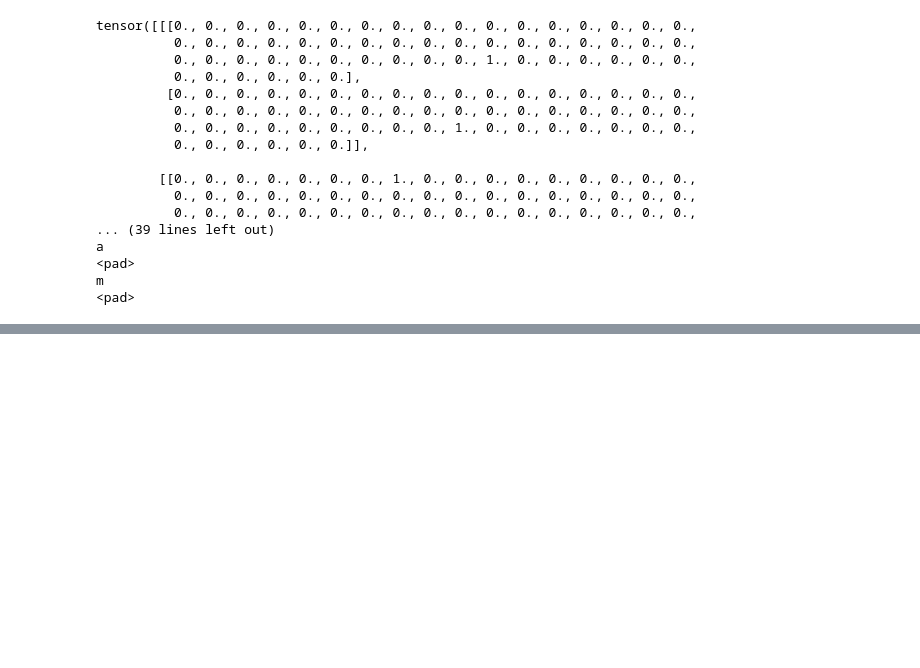
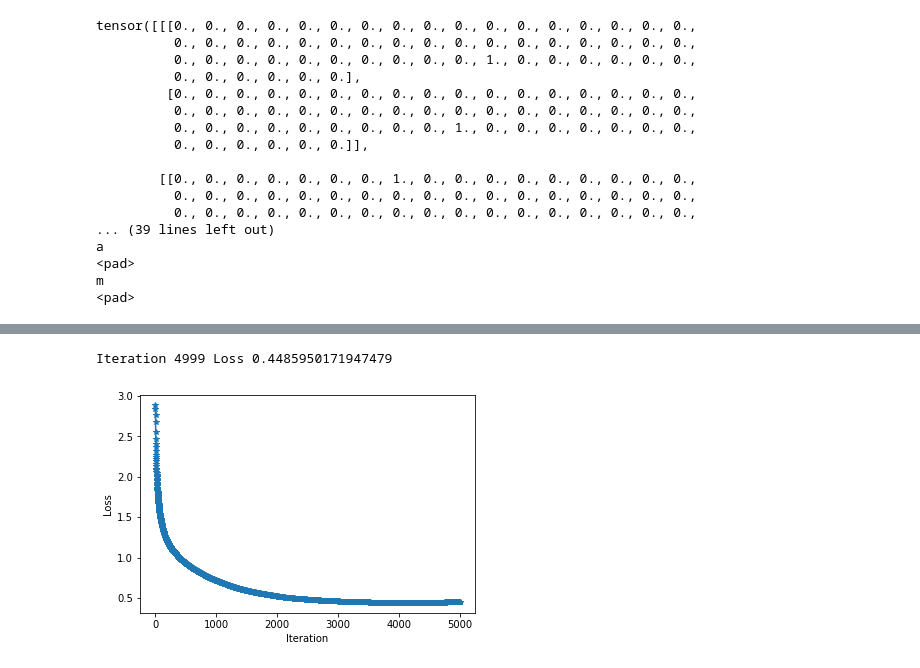
Before and after one commit to Shruti-Subu/sequence-model, a Jupyter notebook: Untitled9.ipynb, the cells around one changed output, grey strips where cells are left out. Drawn from its saved outputs; the diff is of its cells as text; code cells hidden in the pictures; blank space fills up the shorter version.

```diff
--- a/Untitled9.ipynb
+++ b/Untitled9.ipynb
@@ -314,0 +418,7 @@ Batch sizes tensor([3, 3, 3, 3, 3, 2, 2, 2])
+# %%
+%%time
+net = RNN_net(n_letters, 128, n_languages)
+train_setup(net, lr=0.15, n_batches=5000, batch_size = 512, display_freq=100, device = device_gpu) # GPU Training Example
+# %% [output]
+Iteration 4999 Loss 0.4485950171947479
+[figure, added]
```
Also changed, not shown: parts of 17 cells of this notebook.
